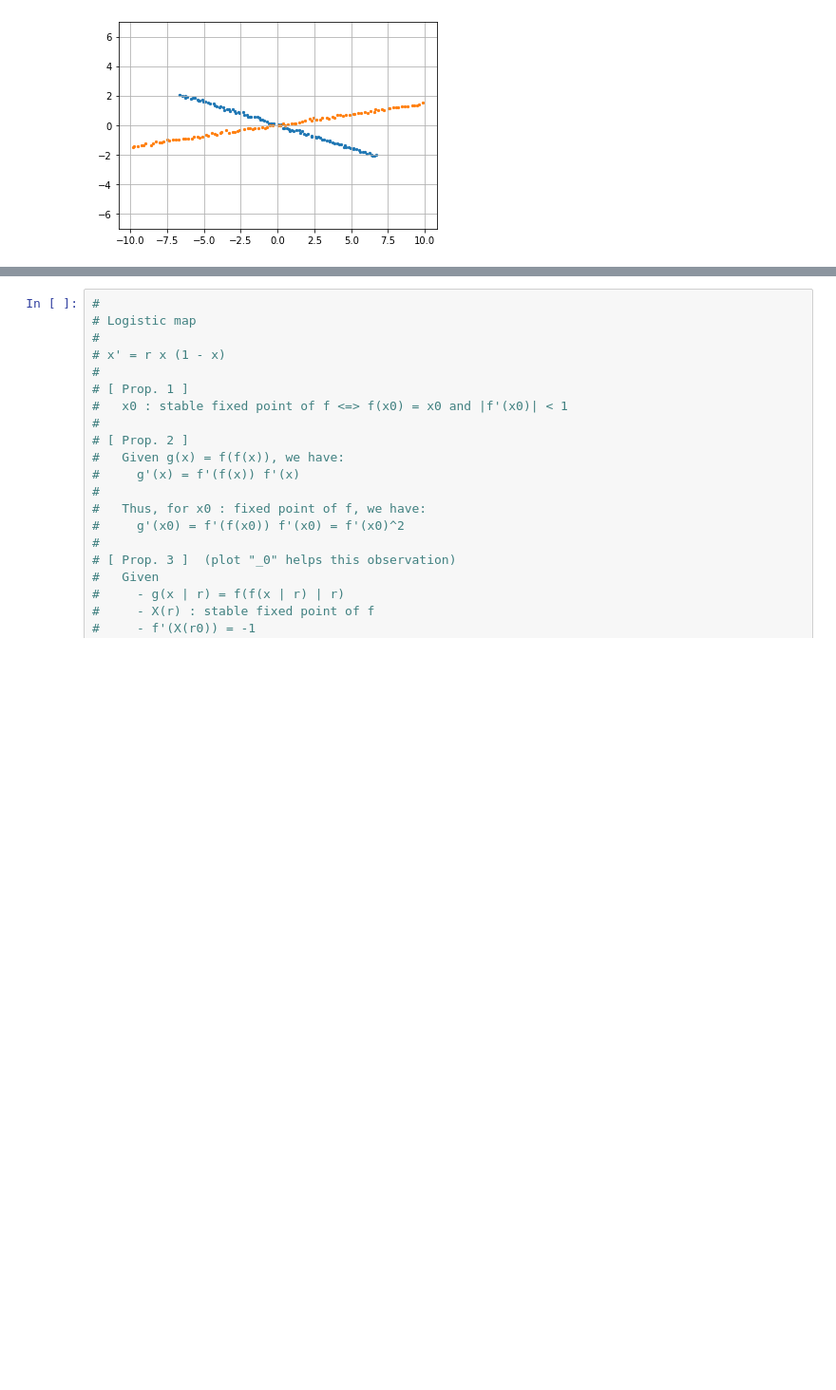
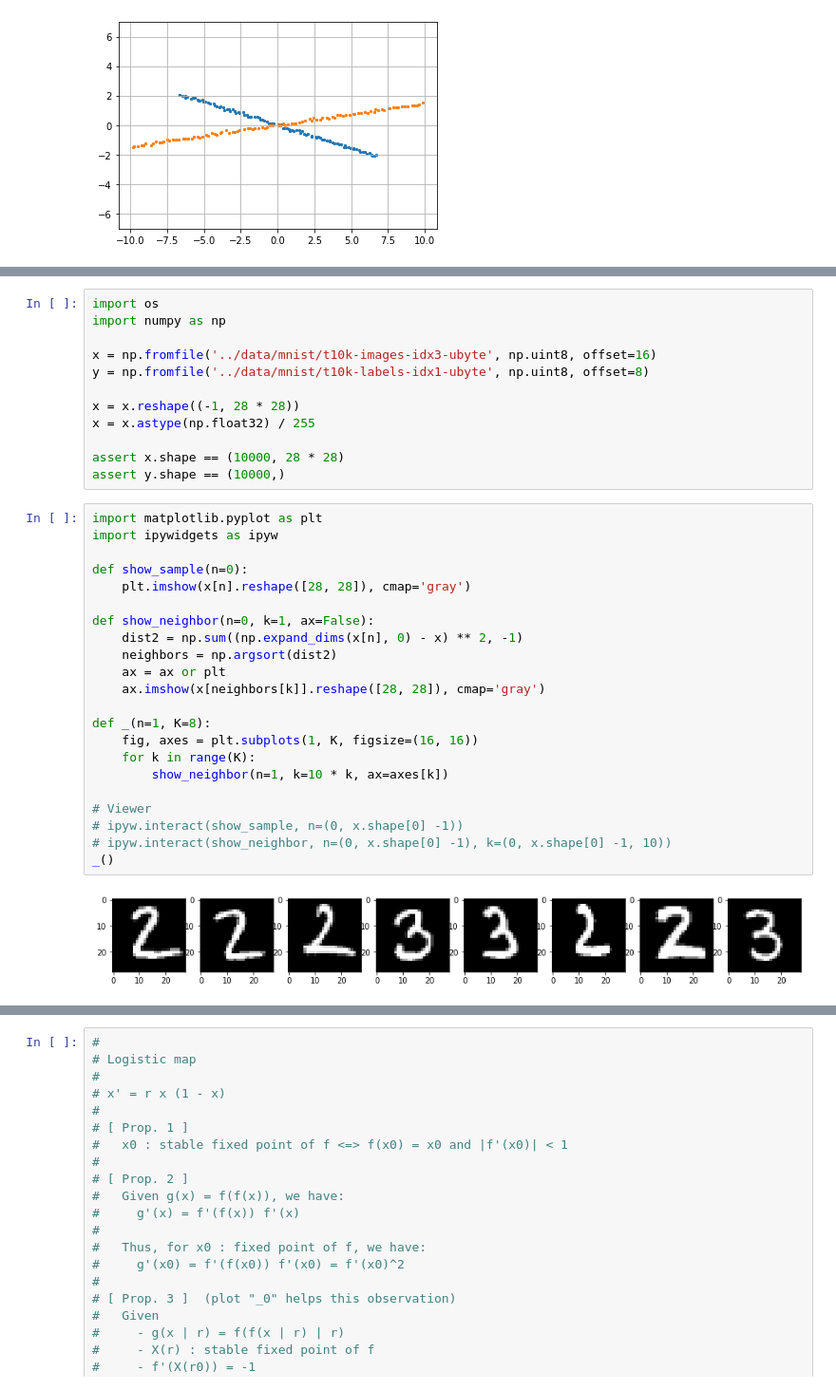
Before and after one commit to hi-ogawa/notebooks, a Jupyter notebook: src/misc_v6.ipynb, the cells around one changed output, grey strips where cells are left out. Shown at 95% size. Saved outputs shown, nothing was run; the diff lists cells and outputs as text; blank space fills up the shorter version.

```diff
--- a/src/misc_v6.ipynb
+++ b/src/misc_v6.ipynb
@@ -135,0 +170,36 @@ show_lap(k=[0, 1])
+# %%
+import os
+import numpy as np
+
+x = np.fromfile('../data/mnist/t10k-images-idx3-ubyte', np.uint8, offset=16)
+y = np.fromfile('../data/mnist/t10k-labels-idx1-ubyte', np.uint8, offset=8)
+
+x = x.reshape((-1, 28 * 28))
+x = x.astype(np.float32) / 255
+
+assert x.shape == (10000, 28 * 28)
+assert y.shape == (10000,)
+# %%
+import matplotlib.pyplot as plt
+import ipywidgets as ipyw
+
+def show_sample(n=0):
+    plt.imshow(x[n].reshape([28, 28]), cmap='gray')
+
+def show_neighbor(n=0, k=1, ax=False):
+    dist2 = np.sum((np.expand_dims(x[n], 0) - x) ** 2, -1)
+    neighbors = np.argsort(dist2)
+    ax = ax or plt
+    ax.imshow(x[neighbors[k]].reshape([28, 28]), cmap='gray')
+
+def _(n=1, K=8):
+    fig, axes = plt.subplots(1, K, figsize=(16, 16))
+    for k in range(K):
+        show_neighbor(n=1, k=10 * k, ax=axes[k])
+
+# Viewer
+# ipyw.interact(show_sample, n=(0, x.shape[0] -1))
+# ipyw.interact(show_neighbor, n=(0, x.shape[0] -1), k=(0, x.shape[0] -1, 10))
+_()
+# %% [output]
+[figure, added]
```
Also changed, not shown: parts of 6 cells of this notebook, 1 other file.
